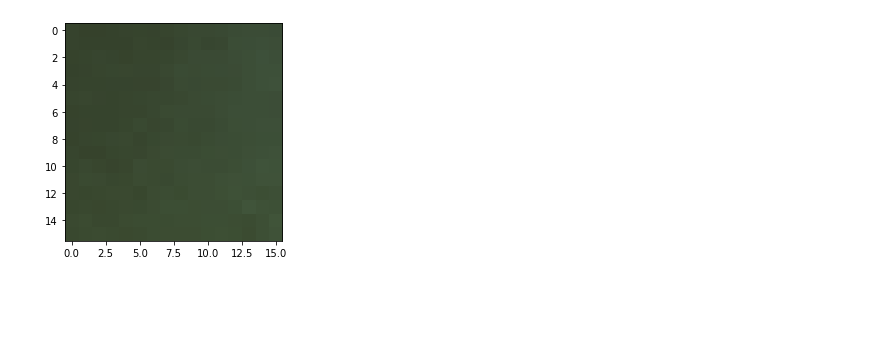
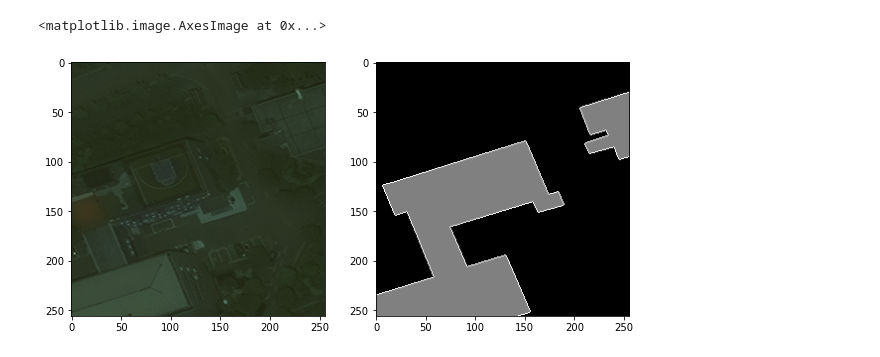
Before and after one commit to bryanjonas/pytorch-nested-unet, a Jupyter notebook: Viewing.ipynb, the cells around one changed output. Drawn from its saved outputs; the diff is of its cells as text; code cells hidden in the pictures; blank space fills up the shorter version.

```diff
--- a/Viewing.ipynb
+++ b/Viewing.ipynb
@@ -3,11 +3,14 @@ import numpy as np
 import matplotlib.pyplot as plt
 import matplotlib.image as mpimg
 import cv2
-# %%
-img = mpimg.imread('pred_img.png')
-imgplot = plt.imshow(img)
-plt.show()
-# %% [output]
-[figure, removed]
+# %%
+img = mpimg.imread('pred_img.png')
+target = np.loadtxt('target.npy')
+fig, ax = plt.subplots(ncols=2, figsize=(10,10))
+ax[0].imshow(img)
+ax[1].imshow(target, cmap = 'gray')
+# %% [output]
+<matplotlib.image.AxesImage at 0x...>
+[figure, added]
 # %%
 bldg = np.loadtxt('bldg.npy')
```
Also changed, not shown: parts of 4 cells of this notebook, 1 other file.
